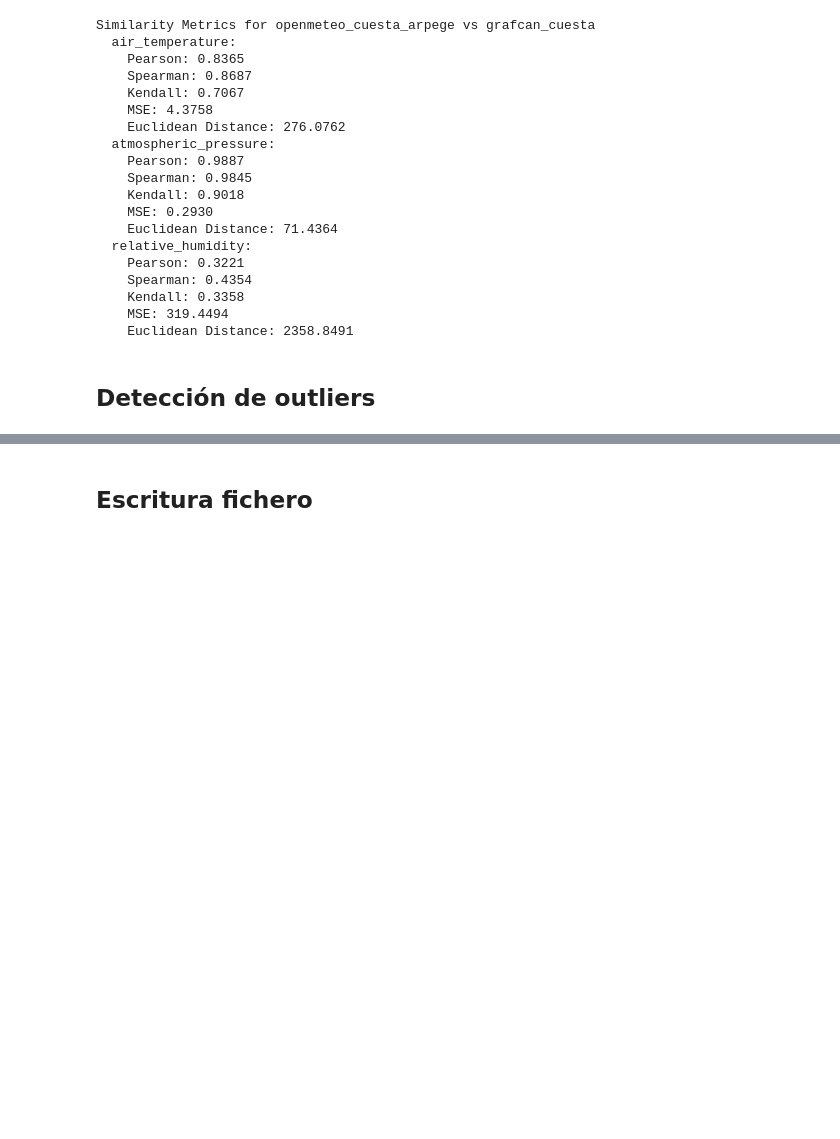
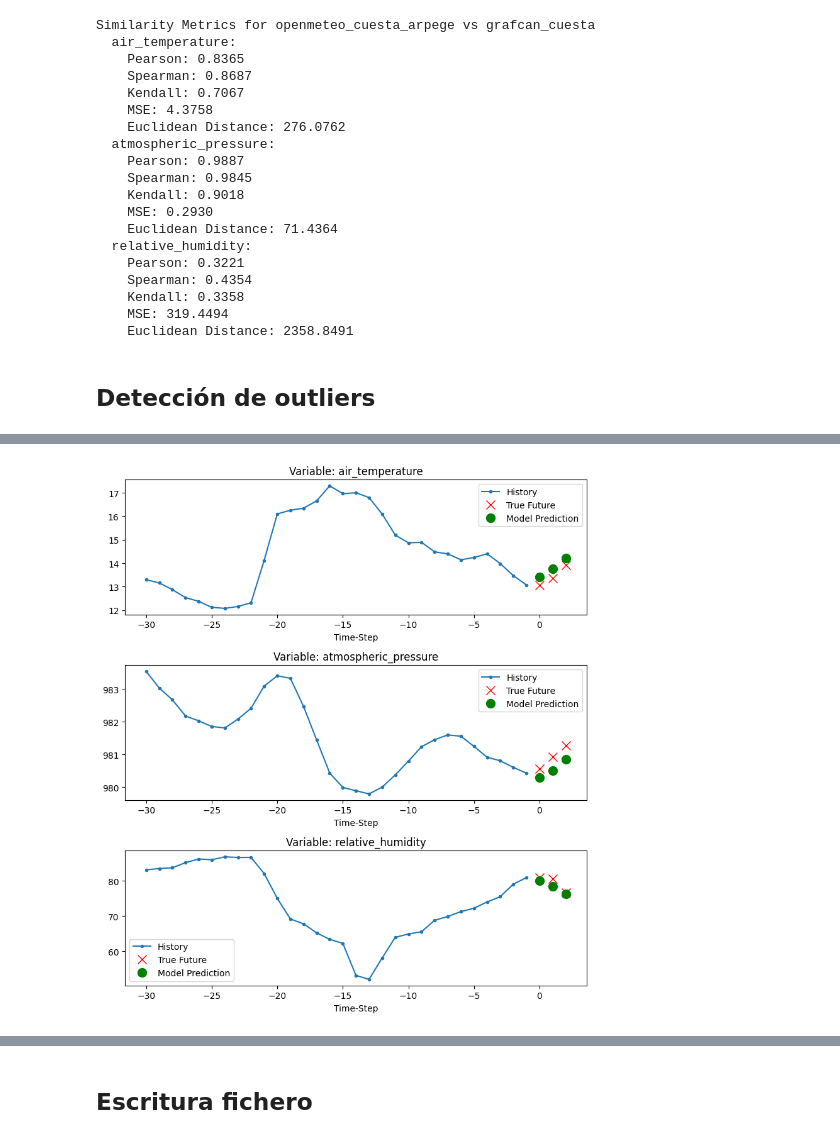
Before and after one commit to jose-r-morera/TFG_Time_Series_Forecast, a Jupyter notebook: tratamiento_datos/analisis_cuesta.ipynb, the cells around one changed output, grey strips where cells are left out. Saved outputs shown, nothing was run; the diff lists cells and outputs as text; code cells hidden in the pictures; blank space fills up the shorter version.

```diff
--- a/tratamiento_datos/analisis_cuesta.ipynb
+++ b/tratamiento_datos/analisis_cuesta.ipynb
@@ -378,0 +663,53 @@ Removed 1029 rows with outliers from grafcan_cuesta.
+# %%
+def show_plots_for_variables(plot_data, delta, feature_names, mean, std):
+    """
+    Plots separate graphs for each variable, showing the 3 forecast points in true scale.
+
+    Parameters:
+    - plot_data: List containing [history, true future, model prediction].
+    - delta: Time step offset for forecasts.
+    - feature_names: List of feature names for labeling each subplot.
+    - mean: Mean values for each feature (for denormalization).
+    - std: Standard deviation values for each feature (for denormalization).
+    """
+    labels = ["History", "True Future", "Model Prediction"]
+    markers = [".-", "rx", "go"]
+    num_variables = plot_data[0].shape[1]  # Number of features
+
+    fig, axes = plt.subplots(num_variables, 1, figsize=(8, num_variables * 3))
+
+    if num_variables == 1:
+        axes = [axes]  # Ensure axes is iterable for a single variable
+
+    for i in range(num_variables):
+        ax = axes[i]
+
+        # Convert normalized values back to real scale
+        history = plot_data[0][:, i] * std[i] + mean[i]
+        true_future = plot_data[1][:, i] * std[i] + mean[i]
+        prediction = plot_data[2][:, i] * std[i] + mean[i]
+
+        time_steps = list(range(-len(history), 0))
+        ax.plot(time_steps, history, markers[0], label=labels[0])
+
+        # Plot forecasts
+        forecast_time = list(range(delta, delta + len(true_future)))
+        ax.plot(forecast_time, true_future, markers[1], markersize=10, label=labels[1])
+        ax.plot(forecast_time, prediction, markers[2], markersize=10, label=labels[2])
+
+        ax.set_title(f"Variable: {feature_names[i]}")
+        ax.set_xlabel("Time-Step")
+        ax.legend()
+
+    plt.tight_layout()
+    plt.show()
+
+
+# Extract feature names (assuming dataset has feature names available)
+feature_names = features.columns  # Modify if real names exist
+
+# Assuming `mean` and `std` are arrays with the same length as the number of features
+for x, y in dataset_val.take(1):
+    prediction = model.predict(x)
+    show_plots_for_variables([x[0].numpy(), y[0].numpy(), prediction[0]], 0, feature_names, mean, std)
+# %% [output]
@@ -378,0 +717 @@ Removed 1029 rows with outliers from grafcan_cuesta.
+[figure, added]
```
Also changed, not shown: parts of 13 cells of this notebook, 21 other files.
